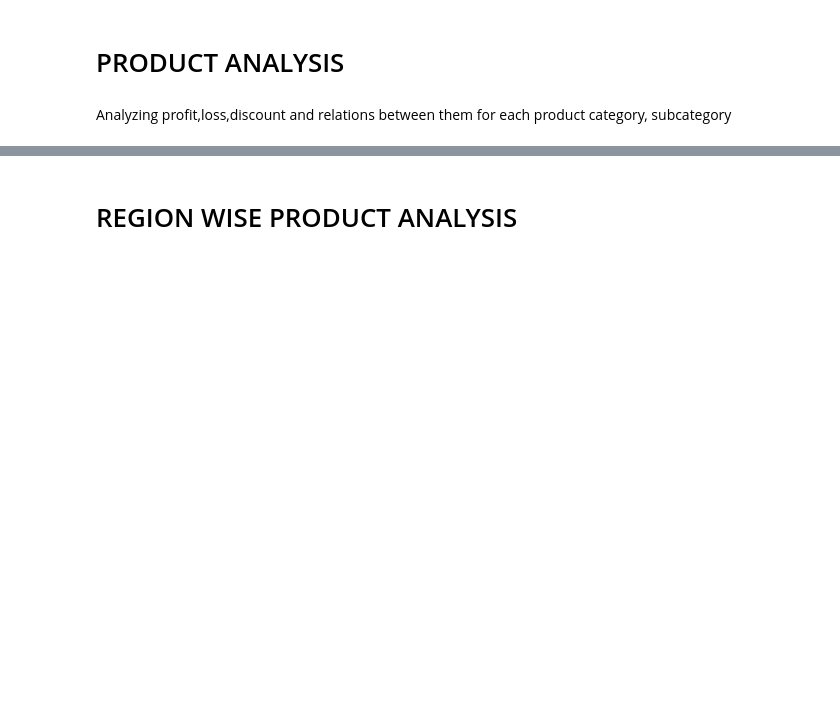
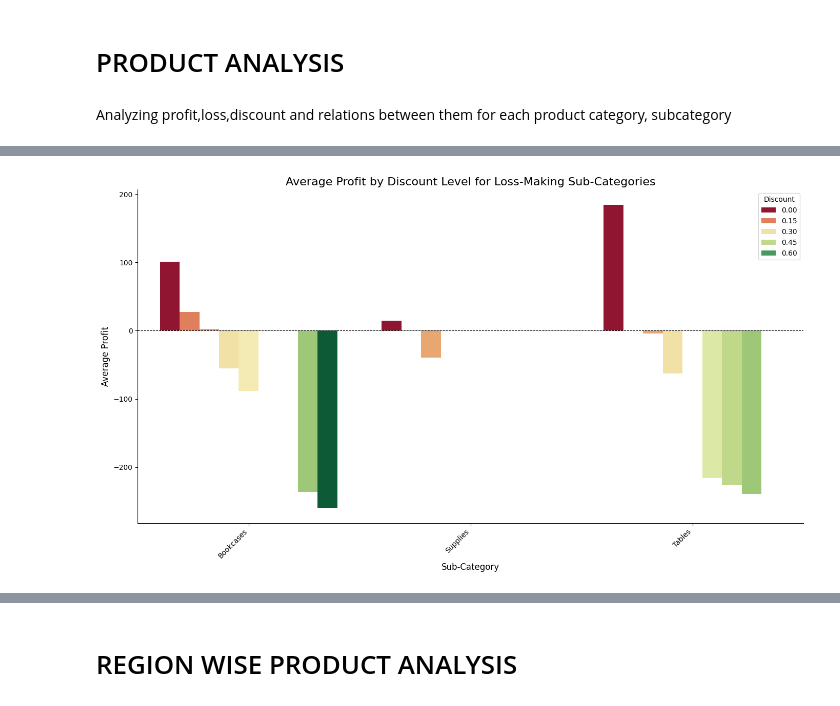
Before and after one commit to CHARUL1601/superstore-sales-profitability-analysis, a Jupyter notebook: Untitled0.ipynb, the cells around one changed output, grey strips where cells are left out. Cells and saved outputs as stored; diff of their text form; code cells hidden in the pictures; blank space fills up the shorter version.

```diff
--- a/Untitled0.ipynb
+++ b/Untitled0.ipynb
@@ -536,0 +603,3 @@ Analyzing profit,loss,discount and relations between them for each product categ
+# %%
+loss_making_data = sales_data[sales_data['Sub-Category'].isin(loss_making_subcategories['Sub-Category'])]
+loss_making_data
@@ -536,0 +621,3 @@ Analyzing profit,loss,discount and relations between them for each product categ
+# %%
+discount_profit_loss_making = loss_making_data.groupby(['Sub-Category', 'Discount'])['Profit'].mean().reset_index()
+discount_profit_loss_making
@@ -536,0 +641,15 @@ Analyzing profit,loss,discount and relations between them for each product categ
+# %%
+plt.figure(figsize=(14, 8))
+sns.barplot(x='Sub-Category', y='Profit', hue='Discount', data=discount_profit_loss_making, palette='RdYlGn')
+plt.title('Average Profit by Discount Level for Loss-Making Sub-Categories', fontsize=16)
+plt.xlabel('Sub-Category', fontsize=12)
+plt.ylabel('Average Profit', fontsize=12)
+plt.xticks(rotation=45, ha='right')
+plt.legend(title='Discount')
+plt.axhline(0, color='black', linestyle='--', linewidth=0.8) # Add a horizontal line at y=0 to easily see losses
+plt.gca().spines["top"].set_visible(False)
+plt.gca().spines["right"].set_visible(False)
+plt.tight_layout()
+plt.show()
+# %% [output]
+[figure, added]
```
Also changed, not shown: parts of 11 cells of this notebook.
